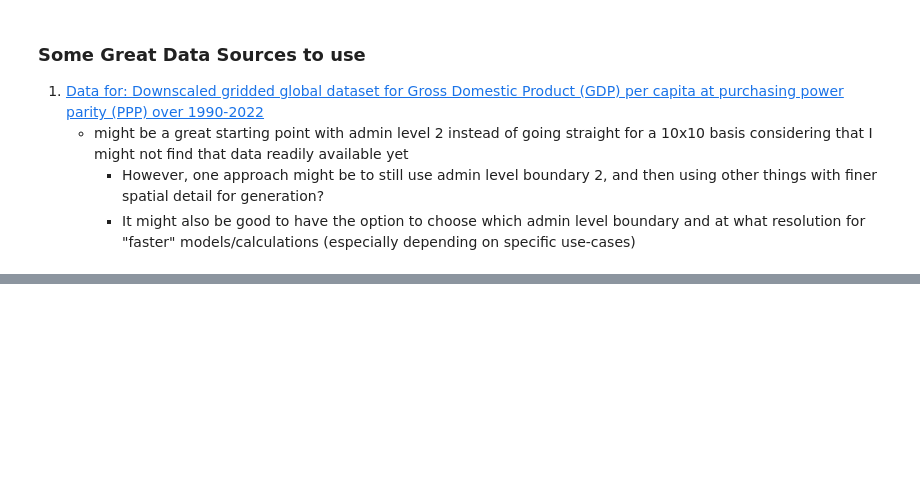
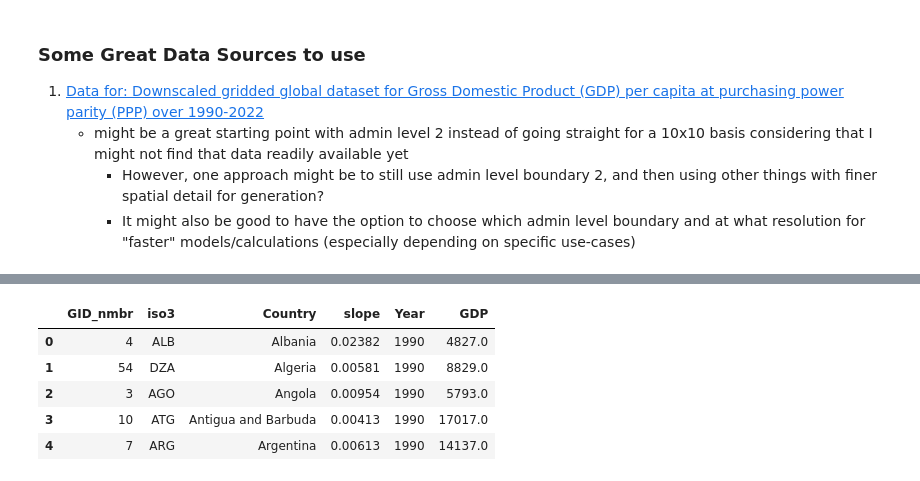
Before and after one commit to Bolu-Adekanmbi/Socioeconomic-Mapping, a Jupyter notebook: notebooks/exploratoryNotebook1.ipynb, the cells around one changed output, grey strips where cells are left out. Drawn from its saved outputs; the diff is of its cells as text; code cells hidden in the pictures; blank space fills up the shorter version.

```diff
--- a/notebooks/exploratoryNotebook1.ipynb
+++ b/notebooks/exploratoryNotebook1.ipynb
@@ -19,0 +77,17 @@ Approach:
+# %%
+# Reshape the DataFrame to long format
+gdp_adm0_long = gdp_adm0_df.melt(id_vars=['GID_nmbr', 'iso3', 'Country', 'slope'],
+                                 var_name='Year',
+                                 value_name='GDP')
+
+# Convert 'Year' column to numeric
+gdp_adm0_long['Year'] = pd.to_numeric(gdp_adm0_long['Year'])
+
+display(gdp_adm0_long.head())
+# %% [output]
+|  | GID_nmbr | iso3 | Country | slope | Year | GDP |
+| 0 | 4 | ALB | Albania | 0.02382 | 1990 | 4827.0 |
+| 1 | 54 | DZA | Algeria | 0.00581 | 1990 | 8829.0 |
+| 2 | 3 | AGO | Angola | 0.00954 | 1990 | 5793.0 |
+| 3 | 10 | ATG | Antigua and Barbuda | 0.00413 | 1990 | 17017.0 |
+| 4 | 7 | ARG | Argentina | 0.00613 | 1990 | 14137.0 |
```
Also changed, not shown: parts of 10 cells of this notebook.
